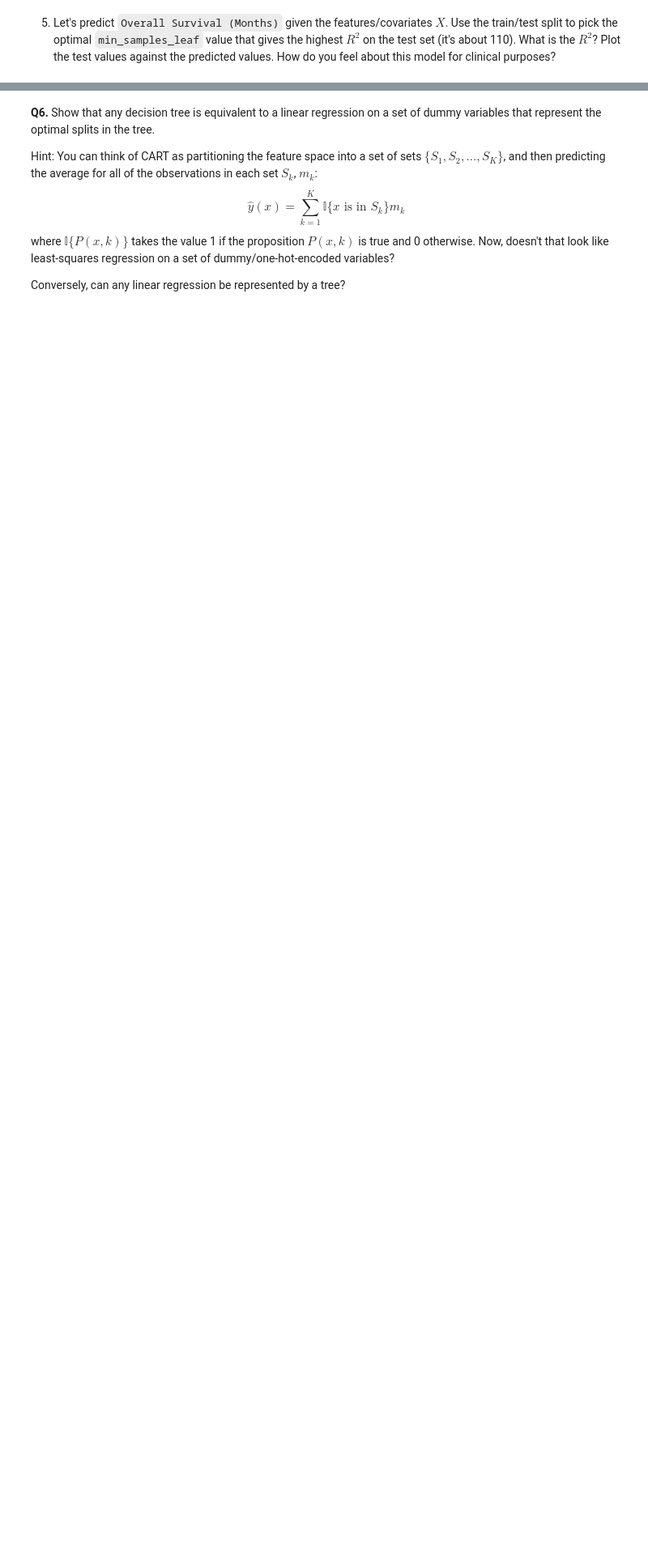
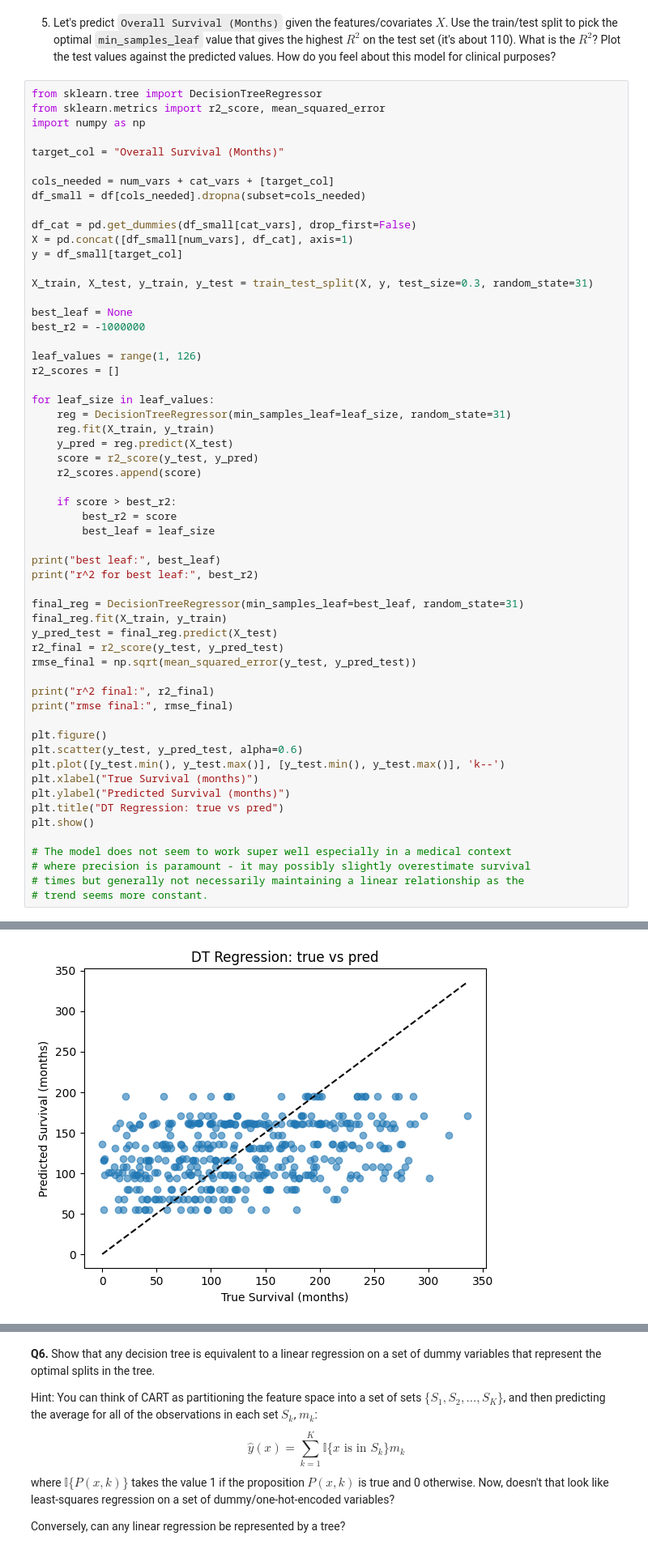
Before and after one commit to ashleynguyen04/trees, a Jupyter notebook: assignment/assignment.ipynb, the cells around one changed output, grey strips where cells are left out. Shown: that part at 81% size. Cells and saved outputs as stored; diff of their text form; blank space fills up the shorter version.

```diff
--- a/assignment/assignment.ipynb
+++ b/assignment/assignment.ipynb
@@ -254,2 +302,60 @@ KeyError: ['Chemotherapy', 'Cancer Type Detailed']
 # %% [markdown]
 5. Let's predict `Overall Survival (Months)` given the features/covariates $X$. Use the train/test split to pick the optimal `min_samples_leaf` value that gives the highest $R^2$ on the test set (it's about 110). What is the $R^2$? Plot the test values against the predicted values. How do you feel about this model for clinical purposes?
+# %%
+from sklearn.tree import DecisionTreeRegressor
+from sklearn.metrics import r2_score, mean_squared_error
+import numpy as np
+
+target_col = "Overall Survival (Months)"
+
+cols_needed = num_vars + cat_vars + [target_col]
+df_small = df[cols_needed].dropna(subset=cols_needed)
+
+df_cat = pd.get_dummies(df_small[cat_vars], drop_first=False)
+X = pd.concat([df_small[num_vars], df_cat], axis=1)
+y = df_small[target_col]
+
+X_train, X_test, y_train, y_test = train_test_split(X, y, test_size=0.3, random_state=31)
+
+best_leaf = None
+best_r2 = -1000000
+
+leaf_values = range(1, 126)
+r2_scores = []
+
+for leaf_size in leaf_values:
+    reg = DecisionTreeRegressor(min_samples_leaf=leaf_size, random_state=31)
+    reg.fit(X_train, y_train)
+    y_pred = reg.predict(X_test)
+    score = r2_score(y_test, y_pred)
+    r2_scores.append(score)
+
+    if score > best_r2:
+        best_r2 = score
+        best_leaf = leaf_size
+
+print("best leaf:", best_leaf)
+print("r^2 for best leaf:", best_r2)
+
+final_reg = DecisionTreeRegressor(min_samples_leaf=best_leaf, random_state=31)
+final_reg.fit(X_train, y_train)
+y_pred_test = final_reg.predict(X_test)
+r2_final = r2_score(y_test, y_pred_test)
+rmse_final = np.sqrt(mean_squared_error(y_test, y_pred_test))
+
+print("r^2 final:", r2_final)
+print("rmse final:", rmse_final)
+
+plt.figure()
+plt.scatter(y_test, y_pred_test, alpha=0.6)
+plt.plot([y_test.min(), y_test.max()], [y_test.min(), y_test.max()], 'k--')
+plt.xlabel("True Survival (months)")
+plt.ylabel("Predicted Survival (months)")
+plt.title("DT Regression: true vs pred")
+plt.show()
+
+# The model does not seem to work super well especially in a medical context
+# where precision is paramount - it may possibly slightly overestimate survival
+# times but generally not necessarily maintaining a linear relationship as the
+# trend seems more constant.
+# %% [output]
@@ -256,3 +366,4 @@ KeyError: ['Chemotherapy', 'Cancer Type Detailed']
+[figure, added]
 # %% [markdown]
 **Q4.** This is a case study about trees using bond rating data. This is a dataset about bond ratings for different companies, alongside a bunch of business statistics and other data. Companies often have multiple reviews at different dates. We want to predict the bond rating (AAA, AA, A, BBB, BB, B, ..., C, D). Do business fundamentals predict the company's rating?
 
```
Also changed, not shown: parts of 5 cells of this notebook.
